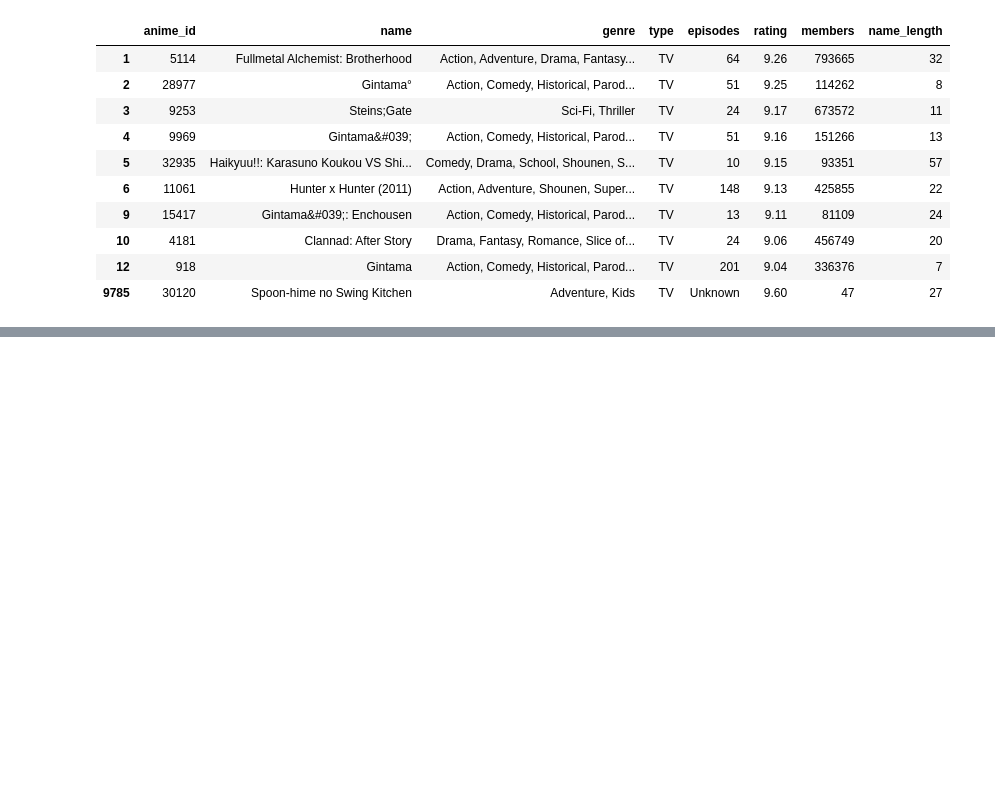
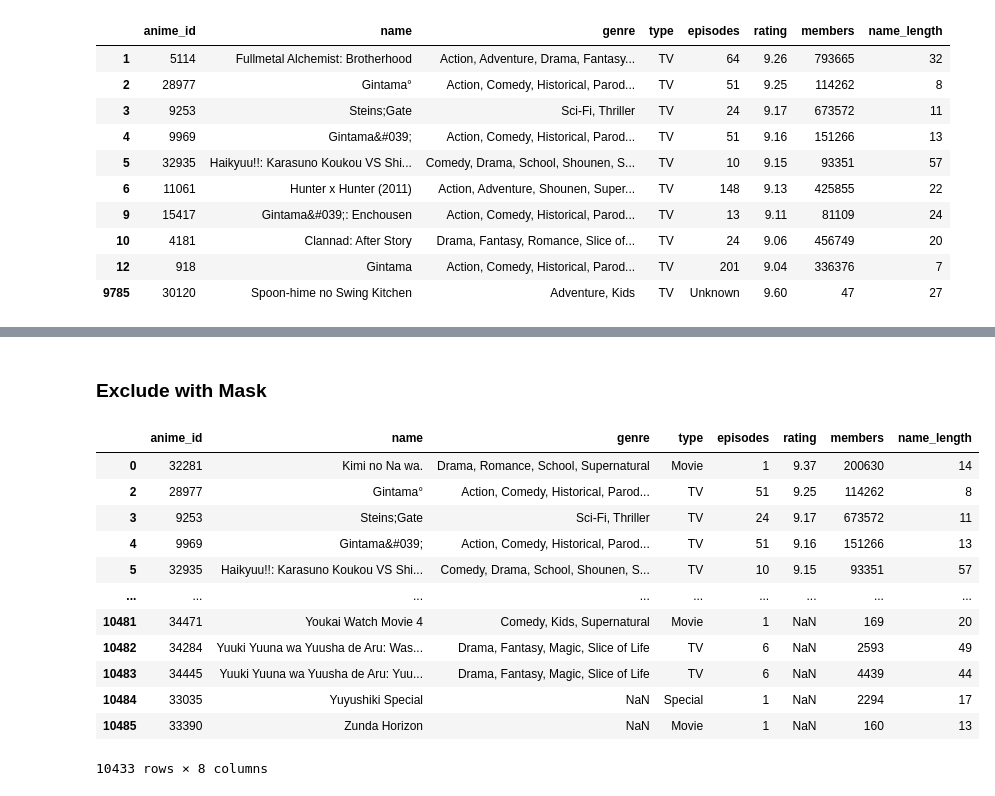
Before and after one commit to aka0/jupyter-cheatsheet, a Jupyter notebook: JupyterCheatSheet.ipynb, the cells around one changed output, grey strips where cells are left out. Saved outputs shown, nothing was run; the diff lists cells and outputs as text; code cells hidden in the pictures; blank space fills up the shorter version.

```diff
--- a/JupyterCheatSheet.ipynb
+++ b/JupyterCheatSheet.ipynb
@@ -83,0 +110,18 @@ df.loc[(df['type'] == 'TV') & (df['rating'] > 9)] # Bracket is mandatory
+# %% [markdown]
+### Exclude with Mask
+# %%
+df[~mask]
+# %% [output]
+|  | anime_id | name | genre | type | episodes | rating | members | name_length |
+| 0 | 32281 | Kimi no Na wa. | Drama, Romance, School, Supernatural | Movie | 1 | 9.37 | 200630 | 14 |
+| 2 | 28977 | Gintama° | Action, Comedy, Historical, Parod... | TV | 51 | 9.25 | 114262 | 8 |
+| 3 | 9253 | Steins;Gate | Sci-Fi, Thriller | TV | 24 | 9.17 | 673572 | 11 |
+| 4 | 9969 | Gintama&#039; | Action, Comedy, Historical, Parod... | TV | 51 | 9.16 | 151266 | 13 |
+| 5 | 32935 | Haikyuu!!: Karasuno Koukou VS Shi... | Comedy, Drama, School, Shounen, S... | TV | 10 | 9.15 | 93351 | 57 |
+| ... | ... | ... | ... | ... | ... | ... | ... | ... |
+| 10481 | 34471 | Youkai Watch Movie 4 | Comedy, Kids, Supernatural | Movie | 1 | NaN | 169 | 20 |
+| 10482 | 34284 | Yuuki Yuuna wa Yuusha de Aru: Was... | Drama, Fantasy, Magic, Slice of Life | TV | 6 | NaN | 2593 | 49 |
+| 10483 | 34445 | Yuuki Yuuna wa Yuusha de Aru: Yuu... | Drama, Fantasy, Magic, Slice of Life | TV | 6 | NaN | 4439 | 44 |
+| 10484 | 33035 | Yuyushiki Special | NaN | Special | 1 | NaN | 2294 | 17 |
+| 10485 | 33390 | Zunda Horizon | NaN | Movie | 1 | NaN | 160 | 13 |
+10433 rows × 8 columns
```
Also changed, not shown: parts of 3 cells of this notebook.
